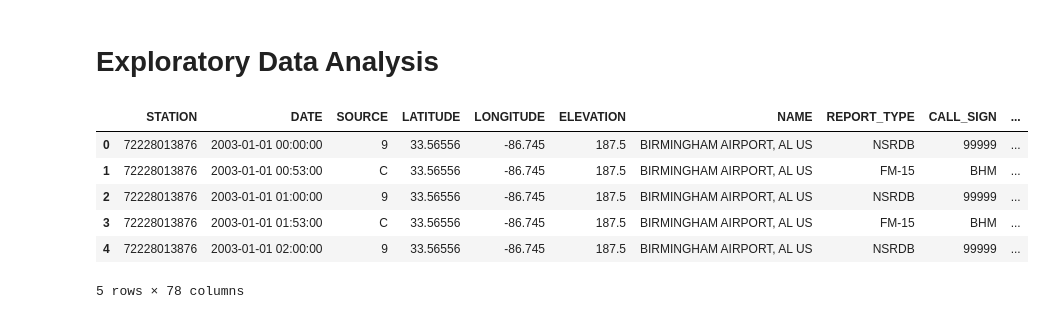
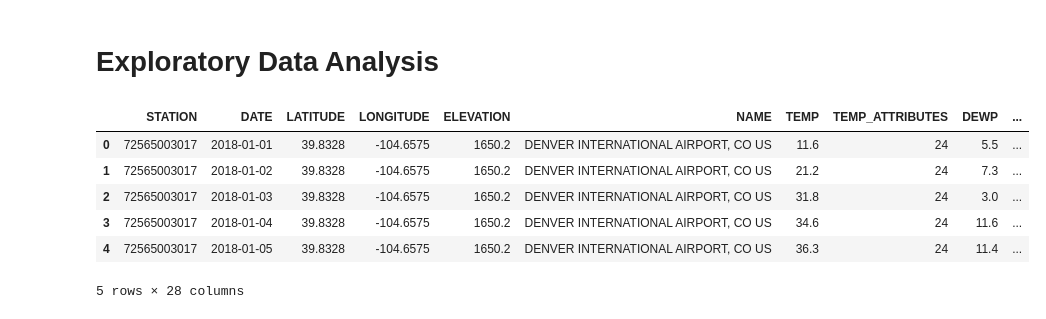
Before and after one commit to claire-hsieh/Geospatial-Analysis-and-Prediction, a Jupyter notebook: EDA/eda.ipynb, the cells around one changed output. Saved outputs shown, nothing was run; the diff lists cells and outputs as text; code cells hidden in the pictures.

```diff
--- a/EDA/eda.ipynb
+++ b/EDA/eda.ipynb
@@ -7,15 +7,15 @@ import matplotlib.pyplot as plt
 import matplotlib.dates as mdates
 import matplotlib.ticker as ticker
 # %%
-df = pd.read_csv("../data/sample.csv")
+df = pd.read_csv("../data/sample_glb_sum_day.csv")
 # convert df['DATE'] from string to datetime
 df['DATE'] = pd.to_datetime(df['DATE'])
 df.head()
 # %% [output]
-|  | STATION | DATE | SOURCE | LATITUDE | LONGITUDE | ELEVATION | NAME | REPORT_TYPE | CALL_SIGN | ... |
-| 0 | 72228013876 | 2003-01-01 00:00:00 | 9 | 33.56556 | -86.745 | 187.5 | BIRMINGHAM AIRPORT, AL US | NSRDB | 99999 | ... |
-| 1 | 72228013876 | 2003-01-01 00:53:00 | C | 33.56556 | -86.745 | 187.5 | BIRMINGHAM AIRPORT, AL US | FM-15 | BHM | ... |
-| 2 | 72228013876 | 2003-01-01 01:00:00 | 9 | 33.56556 | -86.745 | 187.5 | BIRMINGHAM AIRPORT, AL US | NSRDB | 99999 | ... |
-| 3 | 72228013876 | 2003-01-01 01:53:00 | C | 33.56556 | -86.745 | 187.5 | BIRMINGHAM AIRPORT, AL US | FM-15 | BHM | ... |
-| 4 | 72228013876 | 2003-01-01 02:00:00 | 9 | 33.56556 | -86.745 | 187.5 | BIRMINGHAM AIRPORT, AL US | NSRDB | 99999 | ... |
+|  | STATION | DATE | LATITUDE | LONGITUDE | ELEVATION | NAME | TEMP | TEMP_ATTRIBUTES | DEWP | ... |
+| 0 | 72565003017 | 2018-01-01 | 39.8328 | -104.6575 | 1650.2 | DENVER INTERNATIONAL AIRPORT, CO US | 11.6 | 24 | 5.5 | ... |
+| 1 | 72565003017 | 2018-01-02 | 39.8328 | -104.6575 | 1650.2 | DENVER INTERNATIONAL AIRPORT, CO US | 21.2 | 24 | 7.3 | ... |
+| 2 | 72565003017 | 2018-01-03 | 39.8328 | -104.6575 | 1650.2 | DENVER INTERNATIONAL AIRPORT, CO US | 31.8 | 24 | 3.0 | ... |
+| 3 | 72565003017 | 2018-01-04 | 39.8328 | -104.6575 | 1650.2 | DENVER INTERNATIONAL AIRPORT, CO US | 34.6 | 24 | 11.6 | ... |
+| 4 | 72565003017 | 2018-01-05 | 39.8328 | -104.6575 | 1650.2 | DENVER INTERNATIONAL AIRPORT, CO US | 36.3 | 24 | 11.4 | ... |
-5 rows × 78 columns
+5 rows × 28 columns
```
Also changed, not shown: parts of 14 cells of this notebook, 15 other files.
